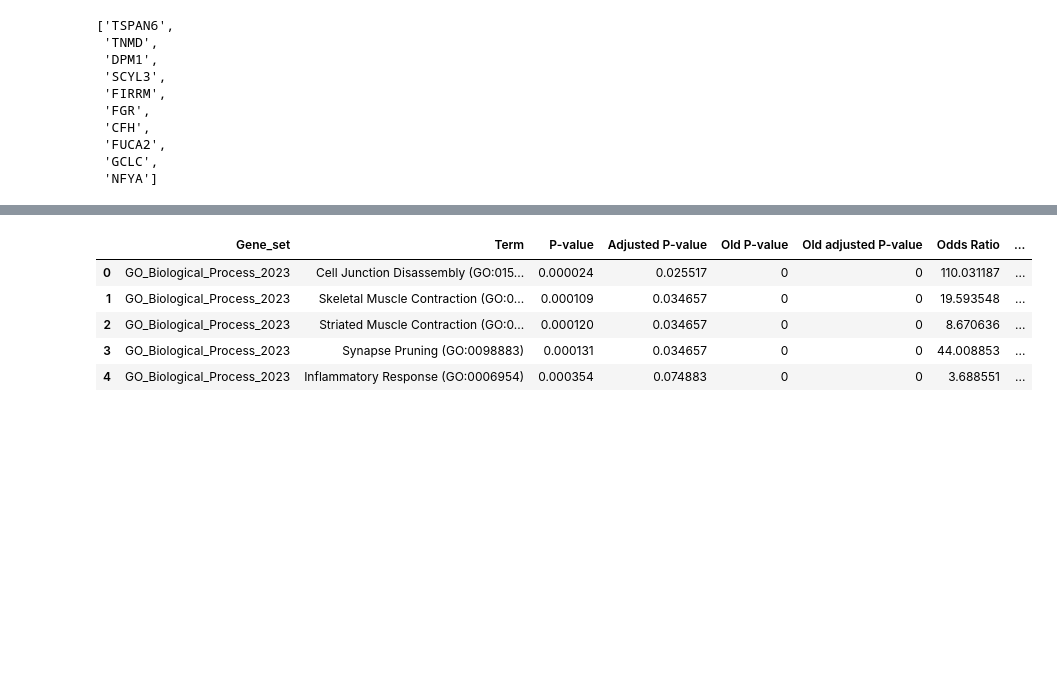
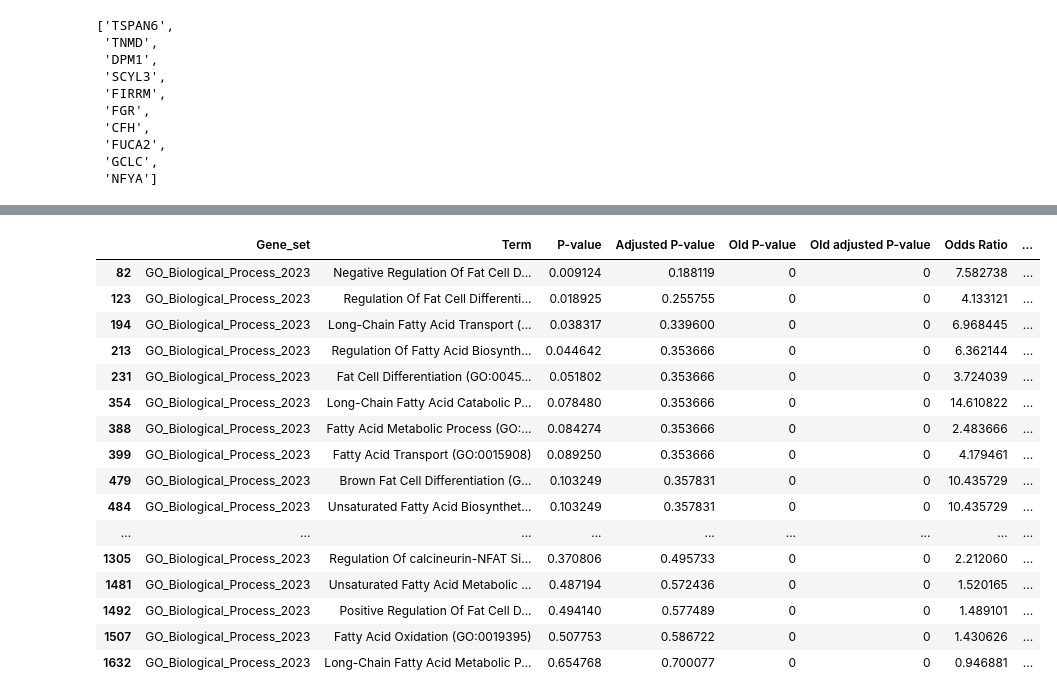
Before and after one commit to rejuve-bio/hypothesis-generation-demo, a Jupyter notebook: notebooks/gene_correlation_matrix.ipynb, the cells around one changed output, grey strips where cells are left out. Drawn from its saved outputs; the diff is of its cells as text; code cells hidden in the pictures; blank space fills up the shorter version.

```diff
--- a/notebooks/gene_correlation_matrix.ipynb
+++ b/notebooks/gene_correlation_matrix.ipynb
@@ -300,12 +310,23 @@ res_neg = gp.enrichr(gene_list=[gene[0] for gene in top_negative_hgnc],
 #     lambda x: x.split("(")[1].split(")")[0]))
 # res_neg["Term"] = res_neg["Term"].apply(lambda x: x.split("(")[0])
 # res_neg = res_neg[res_neg["Adjusted P-value"] < 0.05]
-# %%
-res_neg.head()
-# %% [output]
-|  | Gene_set | Term | P-value | Adjusted P-value | Old P-value | Old adjusted P-value | Odds Ratio | ... |
-| 0 | GO_Biological_Process_2023 | Cell Junction Disassembly (GO:015... | 0.000024 | 0.025517 | 0 | 0 | 110.031187 | ... |
-| 1 | GO_Biological_Process_2023 | Skeletal Muscle Contraction (GO:0... | 0.000109 | 0.034657 | 0 | 0 | 19.593548 | ... |
-| 2 | GO_Biological_Process_2023 | Striated Muscle Contraction (GO:0... | 0.000120 | 0.034657 | 0 | 0 | 8.670636 | ... |
-| 3 | GO_Biological_Process_2023 | Synapse Pruning (GO:0098883) | 0.000131 | 0.034657 | 0 | 0 | 44.008853 | ... |
-| 4 | GO_Biological_Process_2023 | Inflammatory Response (GO:0006954) | 0.000354 | 0.074883 | 0 | 0 | 3.688551 | ... |
+# %%
+res_neg[res_neg["Term"].str.contains("fat", case=False)]
+# %% [output]
+|  | Gene_set | Term | P-value | Adjusted P-value | Old P-value | Old adjusted P-value | Odds Ratio | ... |
+| 82 | GO_Biological_Process_2023 | Negative Regulation Of Fat Cell D... | 0.009124 | 0.188119 | 0 | 0 | 7.582738 | ... |
+| 123 | GO_Biological_Process_2023 | Regulation Of Fat Cell Differenti... | 0.018925 | 0.255755 | 0 | 0 | 4.133121 | ... |
+| 194 | GO_Biological_Process_2023 | Long-Chain Fatty Acid Transport (... | 0.038317 | 0.339600 | 0 | 0 | 6.968445 | ... |
+| 213 | GO_Biological_Process_2023 | Regulation Of Fatty Acid Biosynth... | 0.044642 | 0.353666 | 0 | 0 | 6.362144 | ... |
+| 231 | GO_Biological_Process_2023 | Fat Cell Differentiation (GO:0045... | 0.051802 | 0.353666 | 0 | 0 | 3.724039 | ... |
+| 354 | GO_Biological_Process_2023 | Long-Chain Fatty Acid Catabolic P... | 0.078480 | 0.353666 | 0 | 0 | 14.610822 | ... |
+| 388 | GO_Biological_Process_2023 | Fatty Acid Metabolic Process (GO:... | 0.084274 | 0.353666 | 0 | 0 | 2.483666 | ... |
+| 399 | GO_Biological_Process_2023 | Fatty Acid Transport (GO:0015908) | 0.089250 | 0.353666 | 0 | 0 | 4.179461 | ... |
+| 479 | GO_Biological_Process_2023 | Brown Fat Cell Differentiation (G... | 0.103249 | 0.357831 | 0 | 0 | 10.435729 | ... |
+| 484 | GO_Biological_Process_2023 | Unsaturated Fatty Acid Biosynthet... | 0.103249 | 0.357831 | 0 | 0 | 10.435729 | ... |
+| ... | ... | ... | ... | ... | ... | ... | ... | ... |
+| 1305 | GO_Biological_Process_2023 | Regulation Of calcineurin-NFAT Si... | 0.370806 | 0.495733 | 0 | 0 | 2.212060 | ... |
+| 1481 | GO_Biological_Process_2023 | Unsaturated Fatty Acid Metabolic ... | 0.487194 | 0.572436 | 0 | 0 | 1.520165 | ... |
+| 1492 | GO_Biological_Process_2023 | Positive Regulation Of Fat Cell D... | 0.494140 | 0.577489 | 0 | 0 | 1.489101 | ... |
+| 1507 | GO_Biological_Process_2023 | Fatty Acid Oxidation (GO:0019395) | 0.507753 | 0.586722 | 0 | 0 | 1.430626 | ... |
+| 1632 | GO_Biological_Process_2023 | Long-Chain Fatty Acid Metabolic P... | 0.654768 | 0.700077 | 0 | 0 | 0.946881 | ... |
```
Also changed, not shown: parts of 8 cells of this notebook, 8 other files.
